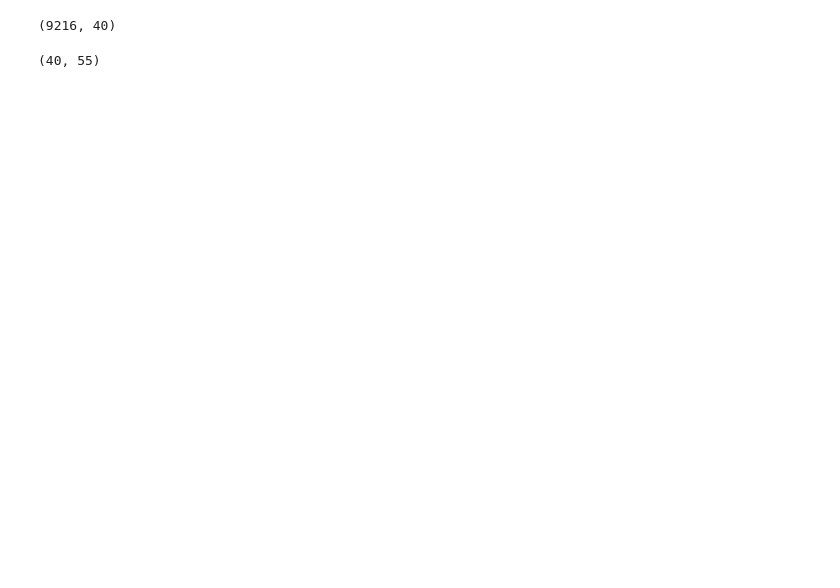
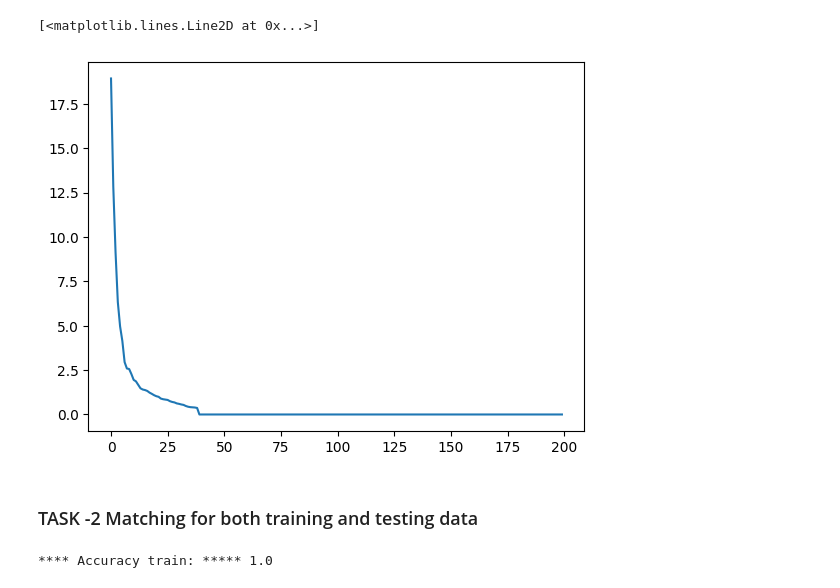
Before and after one commit to bhaba-ranjan/eigenfaces-recognition, a Jupyter notebook: eigenfaces.ipynb, the cells around one changed output. Saved outputs shown, nothing was run; the diff lists cells and outputs as text; code cells hidden in the pictures; blank space fills up the shorter version.

```diff
--- a/eigenfaces.ipynb
+++ b/eigenfaces.ipynb
@@ -48 +65,6 @@ eigen_vector, eigen_values = get_eigen_vector(covariance_matrix)
+# %%
+plt.plot(range(200), eigen_values[:200])
+# %% [output]
+[<matplotlib.lines.Line2D at 0x...>]
+[figure, added]
 # %%
@@ -50,8 +72,19 @@ weights = get_eigen_projection(centered_image, eigen_vector, 55)
-# %%
-centered_image.shape
-# %% [output]
-(9216, 40)
-# %%
-weights.shape
-# %% [output]
-(40, 55)
+# %% [markdown]
+### TASK -2 Matching for both training and testing data
+# %%
+train_images = get_stacked_images('train/')
+train_eig_projection  = weights
+correct_matches = 0
+for i in range(train_images.shape[1]):
+    img = train_images[:,i].reshape(train_images.shape[0],1)
+    img_projection = get_image_projection(img, mean_image ,eigen_vector, k)
+    dist = find_distance(img_projection, train_eig_projection)[0]
+    index = np.argmin(dist)
+    if index == i:
+        correct_matches += 1
+    else:
+        print( "mismatch at test-index:", i)
+
+print("**** Accuracy train: *****", correct_matches/train_images.shape[1])
+# %% [output]
+**** Accuracy train: ***** 1.0
```
Also changed, not shown: parts of 14 cells of this notebook.
